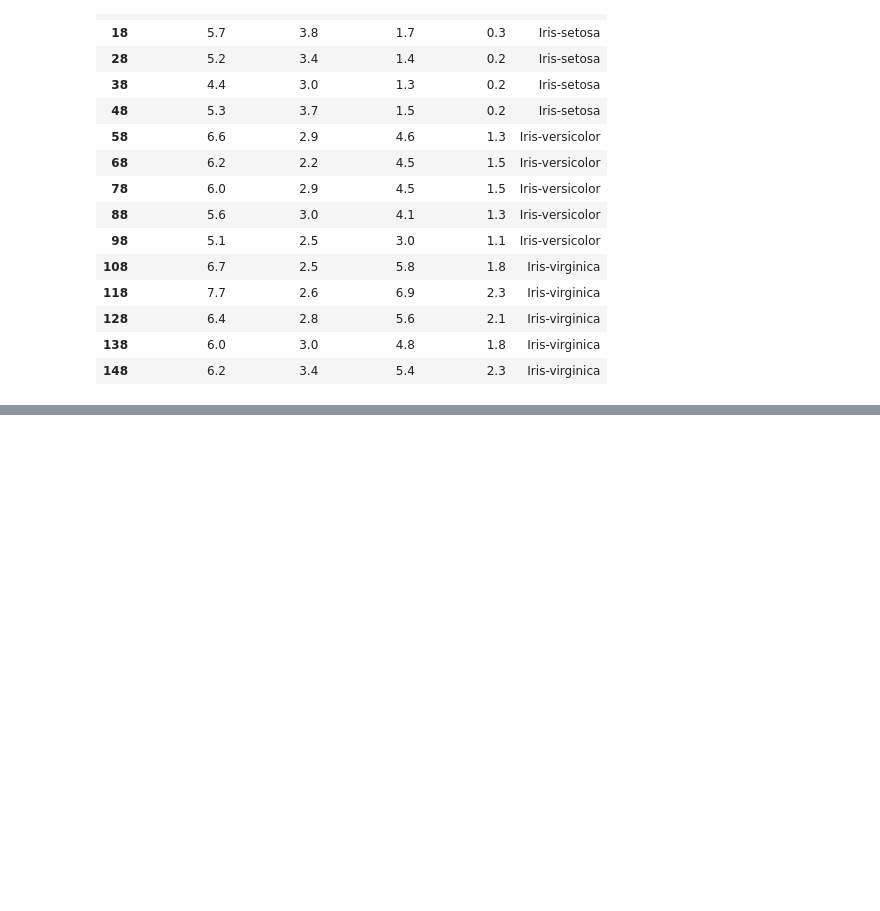
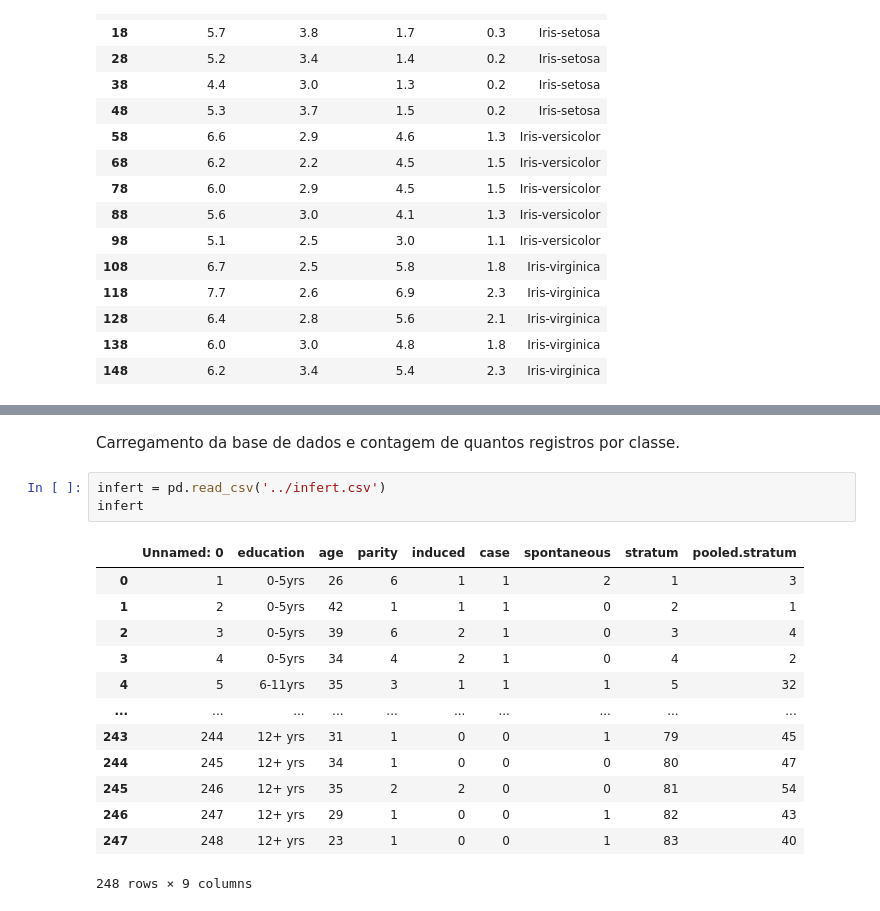
Before and after one commit to DiegoRCarvalho/analise-de-dados-python, a Jupyter notebook: analise_dados_python.ipynb, the cells around one changed output, grey strips where cells are left out. Drawn from its saved outputs; the diff is of its cells as text; blank space fills up the shorter version.

```diff
--- a/analise_dados_python.ipynb
+++ b/analise_dados_python.ipynb
@@ -1914,0 +1951,19 @@ base_final
+# %% [markdown]
+Carregamento da base de dados e contagem de quantos registros por classe.
+# %%
+infert = pd.read_csv('../infert.csv')
+infert
+# %% [output]
+|  | Unnamed: 0 | education | age | parity | induced | case | spontaneous | stratum | pooled.stratum |
+| 0 | 1 | 0-5yrs | 26 | 6 | 1 | 1 | 2 | 1 | 3 |
+| 1 | 2 | 0-5yrs | 42 | 1 | 1 | 1 | 0 | 2 | 1 |
+| 2 | 3 | 0-5yrs | 39 | 6 | 2 | 1 | 0 | 3 | 4 |
+| 3 | 4 | 0-5yrs | 34 | 4 | 2 | 1 | 0 | 4 | 2 |
+| 4 | 5 | 6-11yrs | 35 | 3 | 1 | 1 | 1 | 5 | 32 |
+| ... | ... | ... | ... | ... | ... | ... | ... | ... | ... |
+| 243 | 244 | 12+ yrs | 31 | 1 | 0 | 0 | 1 | 79 | 45 |
+| 244 | 245 | 12+ yrs | 34 | 1 | 0 | 0 | 0 | 80 | 47 |
+| 245 | 246 | 12+ yrs | 35 | 2 | 2 | 0 | 0 | 81 | 54 |
+| 246 | 247 | 12+ yrs | 29 | 1 | 0 | 0 | 1 | 82 | 43 |
+| 247 | 248 | 12+ yrs | 23 | 1 | 0 | 0 | 1 | 83 | 40 |
+248 rows × 9 columns
```
Also changed, not shown: parts of 10 cells of this notebook.
